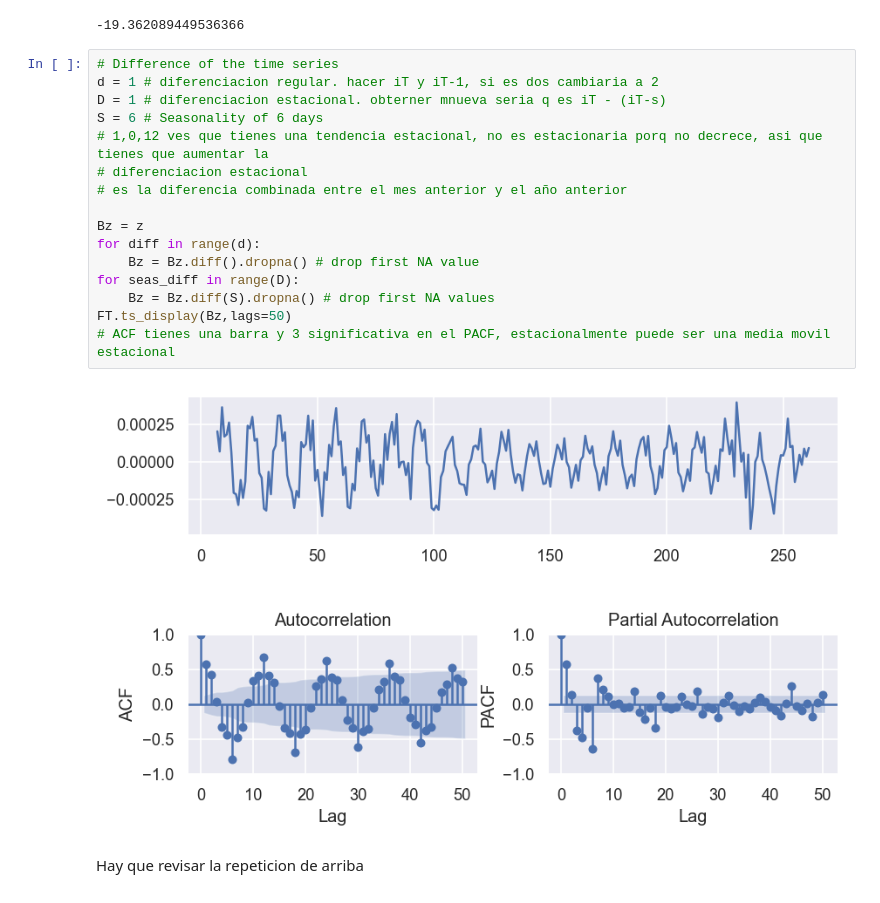
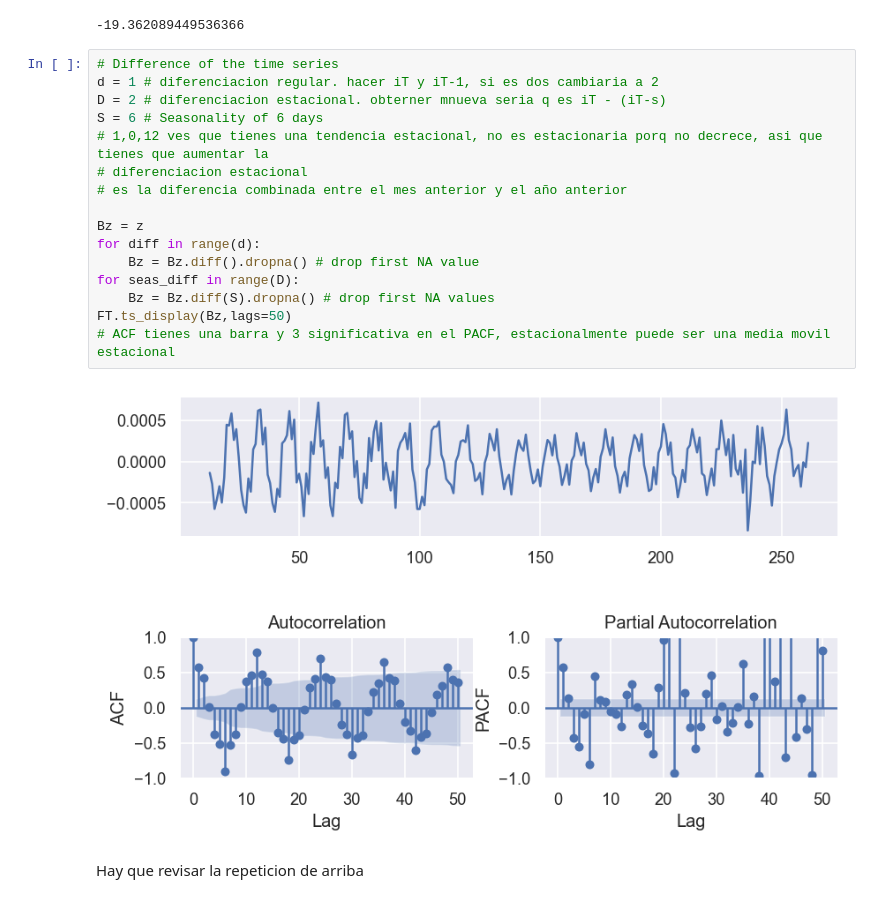
Before and after one commit to MartaSimon/ML_A2, a Jupyter notebook: script.ipynb, the cells around one changed output. Saved outputs shown, nothing was run; the diff lists cells and outputs as text.

```diff
--- a/script.ipynb
+++ b/script.ipynb
@@ -125,21 +125,21 @@ FT.boxcox_lambda_plot(z, window_width=30)
 # %%
 # Difference of the time series
 d = 1 # diferenciacion regular. hacer iT y iT-1, si es dos cambiaria a 2
-D = 1 # diferenciacion estacional. obterner mnueva seria q es iT - (iT-s)
+D = 2 # diferenciacion estacional. obterner mnueva seria q es iT - (iT-s)
 S = 6 # Seasonality of 6 days
 # 1,0,12 ves que tienes una tendencia estacional, no es estacionaria porq no decrece, asi que tienes que aumentar la
 # diferenciacion estacional
 # es la diferencia combinada entre el mes anterior y el año anterior
 
 Bz = z
 for diff in range(d):
     Bz = Bz.diff().dropna() # drop first NA value
 for seas_diff in range(D):
     Bz = Bz.diff(S).dropna() # drop first NA values
 FT.ts_display(Bz,lags=50)
 # ACF tienes una barra y 3 significativa en el PACF, estacionalmente puede ser una media movil estacional
 # %% [output]
-[figure, old version]
+[figure, new version]
 # %% [markdown]
 Hay que revisar la repeticion de arriba
 # %%
```
Also changed, not shown: parts of 2 cells of this notebook.
